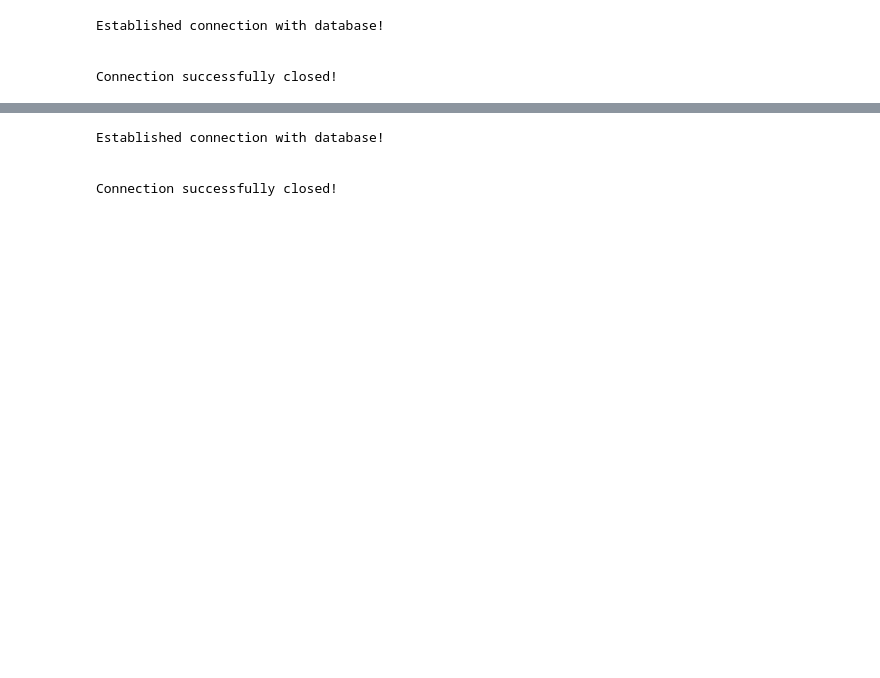
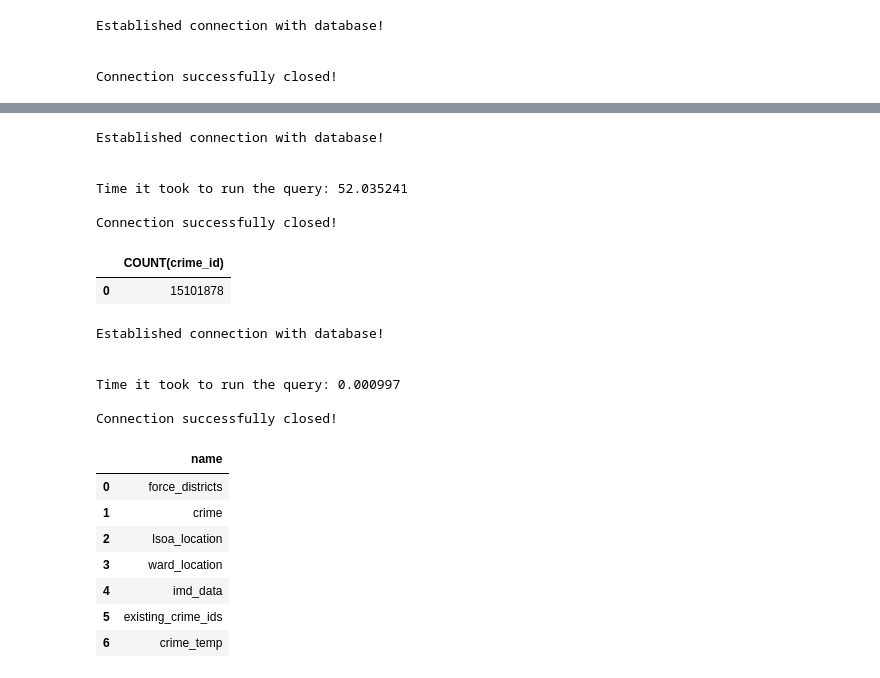
Before and after one commit to MilesDidden/Multi.-CBL-Group-04, a Jupyter notebook: Exploring_data_Miles.ipynb, the cells around one changed output, grey strips where cells are left out. Cells and saved outputs as stored; diff of their text form; code cells hidden in the pictures; blank space fills up the shorter version.

```diff
--- a/Exploring_data_Miles.ipynb
+++ b/Exploring_data_Miles.ipynb
@@ -307,22 +307,45 @@ df2.head()
 from model.DB_utils import DBhandler
 import pandas as pd
 
-dbh = DBhandler()
+dbh = DBhandler(db_name="crime_data_UK_v4.db")
 
-crime_data = dbh.query("SELECT * FROM crime LIMIT 100")
-
-imd_data = dbh.query("""
-        SELECT * FROM imd_data
-        WHERE measurement LIKE '%Decile%'
-        AND indices_of_deprivation LIKE '%Index of Multiple Deprivation (IMD)%'
-""")
-
-
-ward_data = dbh.query("SELECT * FROM ward_location LIMIT 100")
+crime_data = dbh.query("SELECT COUNT(crime_id) FROM crime", True)
 
 dbh.close_connection_db()
+
+crime_data
 # %% [output]
 Established connection with database!
 
 
+Time it took to run the query: 52.035241
+
 Connection successfully closed!
+|  | COUNT(crime_id) |
+| 0 | 15101878 |
+# %%
+from model.DB_utils import DBhandler
+import pandas as pd
+
+dbh = DBhandler(db_name="crime_data_UK_v3 - kopie.db")
+
+crime_data_copy = dbh.query("SELECT name FROM sqlite_master WHERE type='table'", True)
+
+dbh.close_connection_db()
+
+crime_data_copy
+# %% [output]
+Established connection with database!
+
+
+Time it took to run the query: 0.000997
+
+Connection successfully closed!
+|  | name |
+| 0 | force_districts |
+| 1 | crime |
+| 2 | lsoa_location |
+| 3 | ward_location |
+| 4 | imd_data |
+| 5 | existing_crime_ids |
+| 6 | crime_temp |
```
Also changed, not shown: 3 other files.
